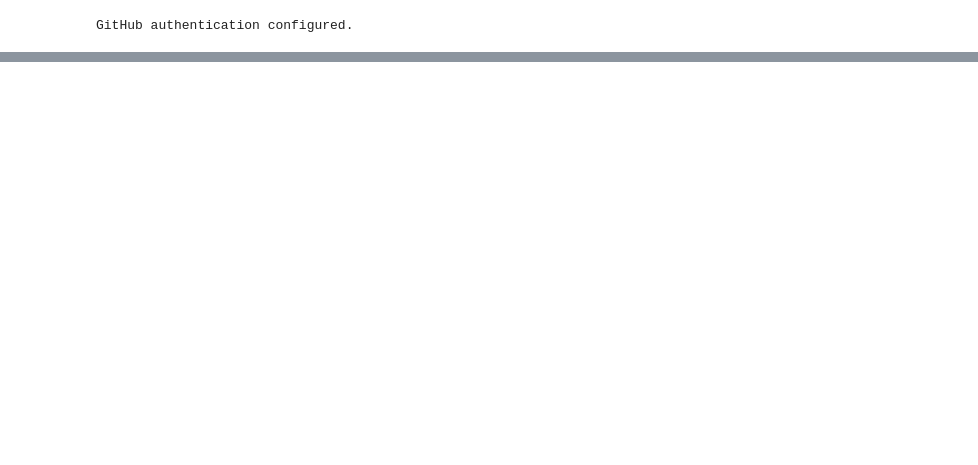
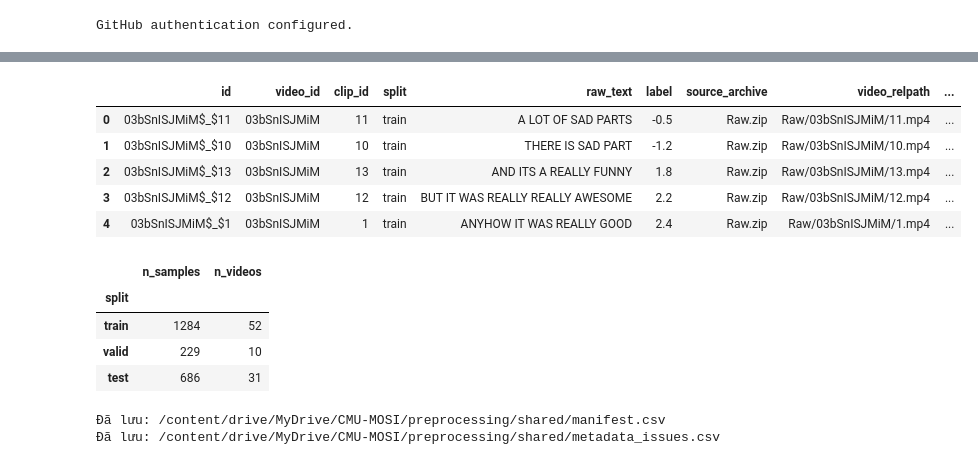
Before and after one commit to danghau2512/DataMining-MSA, a Jupyter notebook: src/notebooks/02_Preprocessing.ipynb, the cells around one changed output, grey strips where cells are left out. Saved outputs shown, nothing was run; the diff lists cells and outputs as text; code cells hidden in the pictures; blank space fills up the shorter version.

Commit message:
Thêm file manifest.csv

```diff
--- a/src/notebooks/02_Preprocessing.ipynb
+++ b/src/notebooks/02_Preprocessing.ipynb
@@ -72,0 +233,60 @@ GitHub authentication configured.
+# %%
+column_order = [
+    "id",
+    "video_id",
+    "clip_id",
+    "split",
+    "raw_text",
+    "label",
+    "source_archive",
+    "video_relpath",
+    "video_size_bytes"
+]
+
+manifest = manifest[column_order].copy()
+
+# Giữ thứ tự mẫu từ label.csv
+display(manifest.head())
+
+split_summary = (
+    manifest.groupby("split")
+    .agg(
+        n_samples=("id", "size"),
+        n_videos=("video_id", "nunique")
+    )
+    .reindex(["train", "valid", "test"])
+)
+
+display(split_summary)
+
+MANIFEST_PATH = SHARED_DIR / "manifest.csv"
+ISSUES_PATH = SHARED_DIR / "metadata_issues.csv"
+
+manifest.to_csv(
+    MANIFEST_PATH,
+    index=False,
+    encoding="utf-8-sig"
+)
+
+issues.to_csv(
+    ISSUES_PATH,
+    index=False,
+    encoding="utf-8-sig"
+)
+
+print("Đã lưu:", MANIFEST_PATH)
+print("Đã lưu:", ISSUES_PATH)
+# %% [output]
+|  | id | video_id | clip_id | split | raw_text | label | source_archive | video_relpath | ... |
+| 0 | 03bSnISJMiM$_$11 | 03bSnISJMiM | 11 | train | A LOT OF SAD PARTS | -0.5 | Raw.zip | Raw/03bSnISJMiM/11.mp4 | ... |
+| 1 | 03bSnISJMiM$_$10 | 03bSnISJMiM | 10 | train | THERE IS SAD PART | -1.2 | Raw.zip | Raw/03bSnISJMiM/10.mp4 | ... |
+| 2 | 03bSnISJMiM$_$13 | 03bSnISJMiM | 13 | train | AND ITS A REALLY FUNNY | 1.8 | Raw.zip | Raw/03bSnISJMiM/13.mp4 | ... |
+| 3 | 03bSnISJMiM$_$12 | 03bSnISJMiM | 12 | train | BUT IT WAS REALLY REALLY AWESOME | 2.2 | Raw.zip | Raw/03bSnISJMiM/12.mp4 | ... |
+| 4 | 03bSnISJMiM$_$1 | 03bSnISJMiM | 1 | train | ANYHOW IT WAS REALLY GOOD | 2.4 | Raw.zip | Raw/03bSnISJMiM/1.mp4 | ... |
+|  | n_samples | n_videos |
+| split |  |  |
+| train | 1284 | 52 |
+| valid | 229 | 10 |
+| test | 686 | 31 |
+Đã lưu: /content/drive/MyDrive/CMU-MOSI/preprocessing/shared/manifest.csv
+Đã lưu: /content/drive/MyDrive/CMU-MOSI/preprocessing/shared/metadata_issues.csv
```
Also changed, not shown: parts of 16 cells of this notebook.
